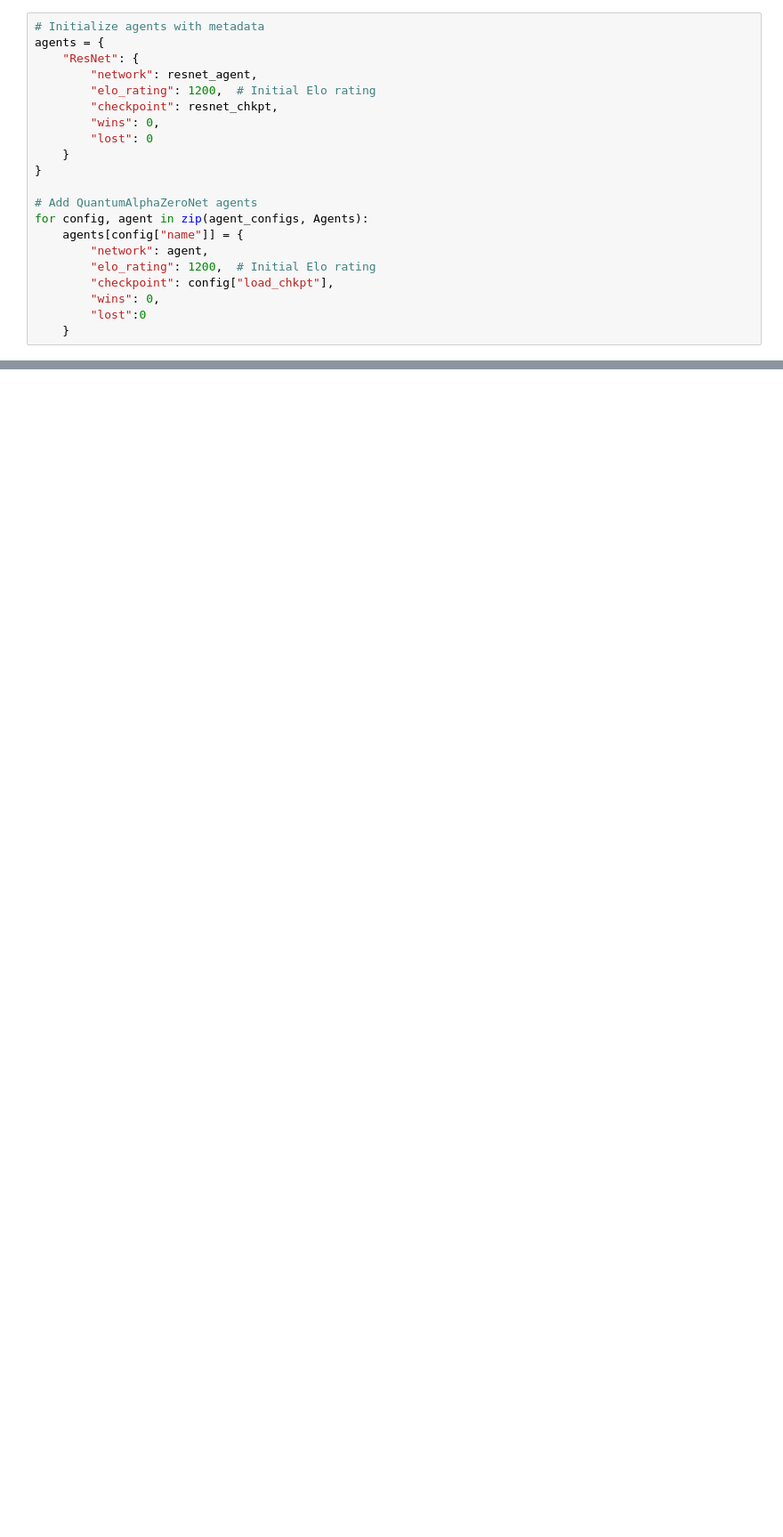
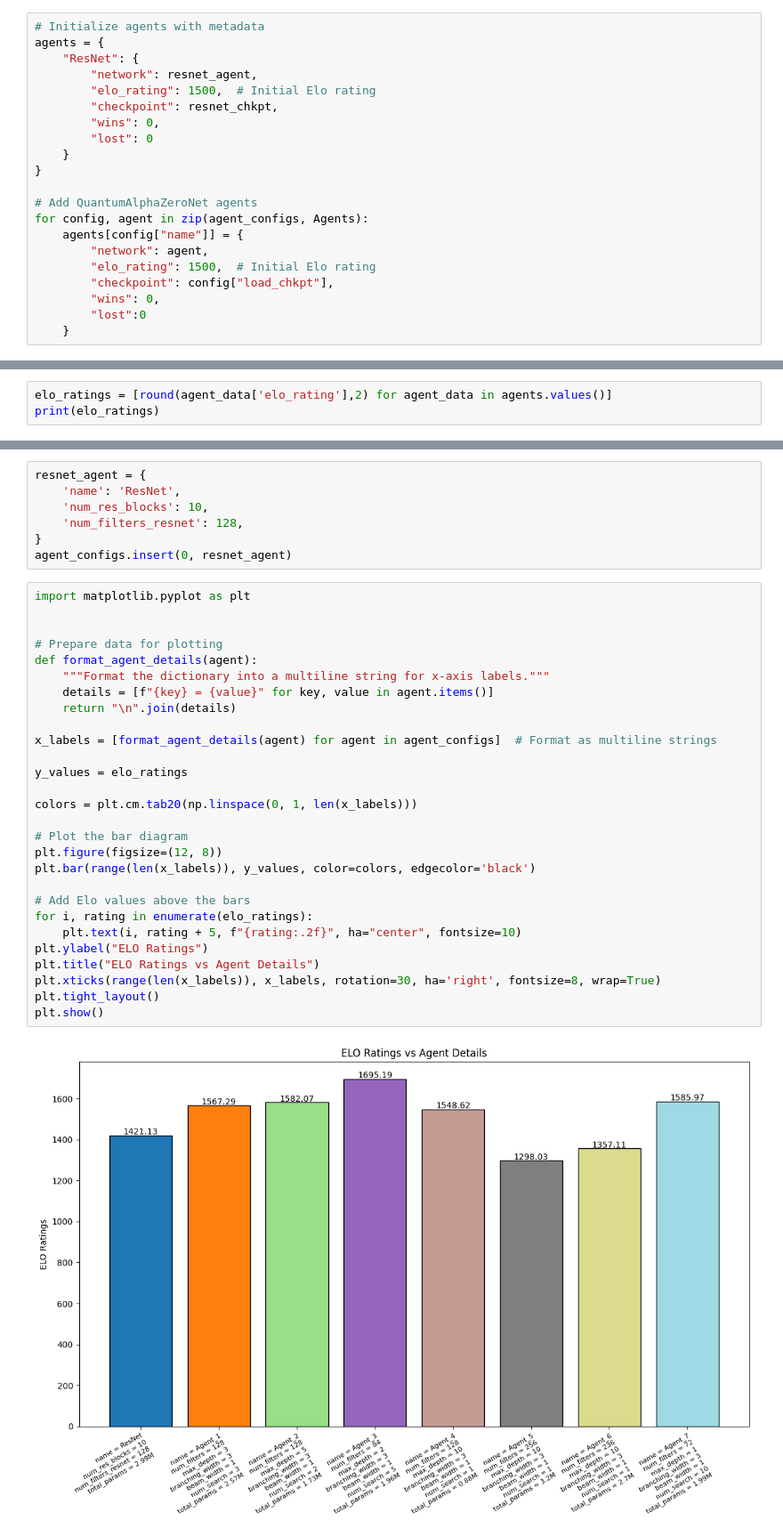
Before and after one commit to mlabs-ai/neural-search, a Jupyter notebook: alpha_zero/Alphago_series.ipynb, the cells around one changed output, grey strips where cells are left out. Shown at 89% size. Drawn from its saved outputs; the diff is of its cells as text; blank space fills up the shorter version.

Commit message:
Run tournament and log Elo ratings for multiple agents.

```diff
--- a/alpha_zero/Alphago_series.ipynb
+++ b/alpha_zero/Alphago_series.ipynb
@@ -156,7 +196,7 @@ resnet_chkpt = './checkpoints/go/9x9/resnets/network/training_steps_5500.ckpt'
 agents = {
     "ResNet": {
         "network": resnet_agent,
-        "elo_rating": 1200,  # Initial Elo rating
+        "elo_rating": 1500,  # Initial Elo rating
         "checkpoint": resnet_chkpt,
         "wins": 0,
         "lost": 0
@@ -167,7 +207,7 @@ agents = {
 for config, agent in zip(agent_configs, Agents):
     agents[config["name"]] = {
         "network": agent,
-        "elo_rating": 1200,  # Initial Elo rating
+        "elo_rating": 1500,  # Initial Elo rating
         "checkpoint": config["load_chkpt"],
         "wins": 0,
         "lost":0
@@ -250,0 +240,3 @@ KeyError: 'lost'
+# %%
+elo_ratings = [round(agent_data['elo_rating'],2) for agent_data in agents.values()]
+print(elo_ratings)
@@ -250,0 +253,37 @@ KeyError: 'lost'
+# %%
+resnet_agent = {
+    'name': 'ResNet',
+    'num_res_blocks': 10,
+    'num_filters_resnet': 128,
+}
+agent_configs.insert(0, resnet_agent)
+# %%
+import matplotlib.pyplot as plt
+
+
+# Prepare data for plotting
+def format_agent_details(agent):
+    """Format the dictionary into a multiline string for x-axis labels."""
+    details = [f"{key} = {value}" for key, value in agent.items()]
+    return "\n".join(details)
+
+x_labels = [format_agent_details(agent) for agent in agent_configs]  # Format as multiline strings
+
+y_values = elo_ratings
+
+colors = plt.cm.tab20(np.linspace(0, 1, len(x_labels)))
+
+# Plot the bar diagram
+plt.figure(figsize=(12, 8))
+plt.bar(range(len(x_labels)), y_values, color=colors, edgecolor='black')
+
+# Add Elo values above the bars
+for i, rating in enumerate(elo_ratings):
+    plt.text(i, rating + 5, f"{rating:.2f}", ha="center", fontsize=10)
+plt.ylabel("ELO Ratings")
+plt.title("ELO Ratings vs Agent Details")
+plt.xticks(range(len(x_labels)), x_labels, rotation=30, ha='right', fontsize=8, wrap=True)
+plt.tight_layout()
+plt.show()
+# %% [output]
+[figure, added]
```
Also changed, not shown: parts of 9 cells of this notebook.
